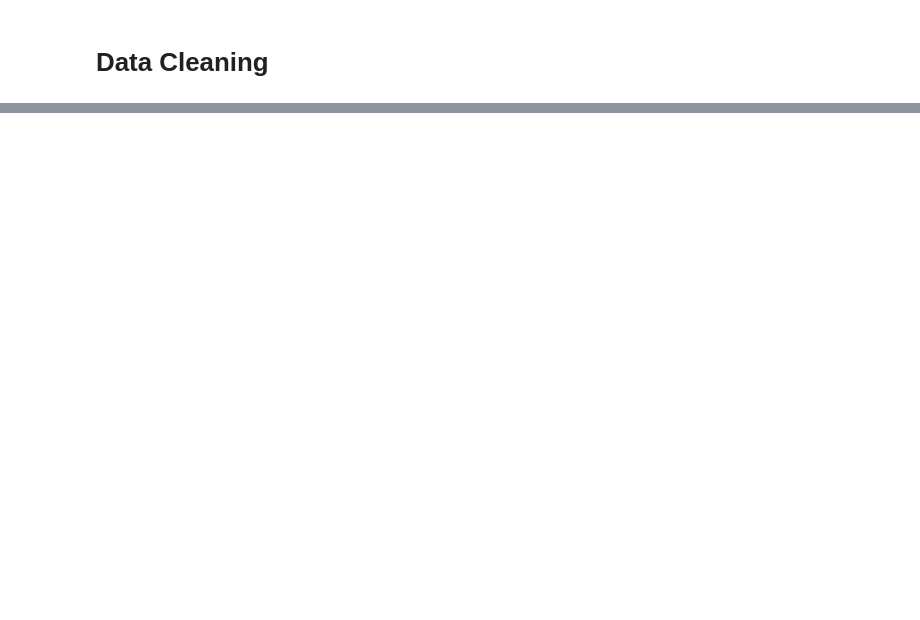
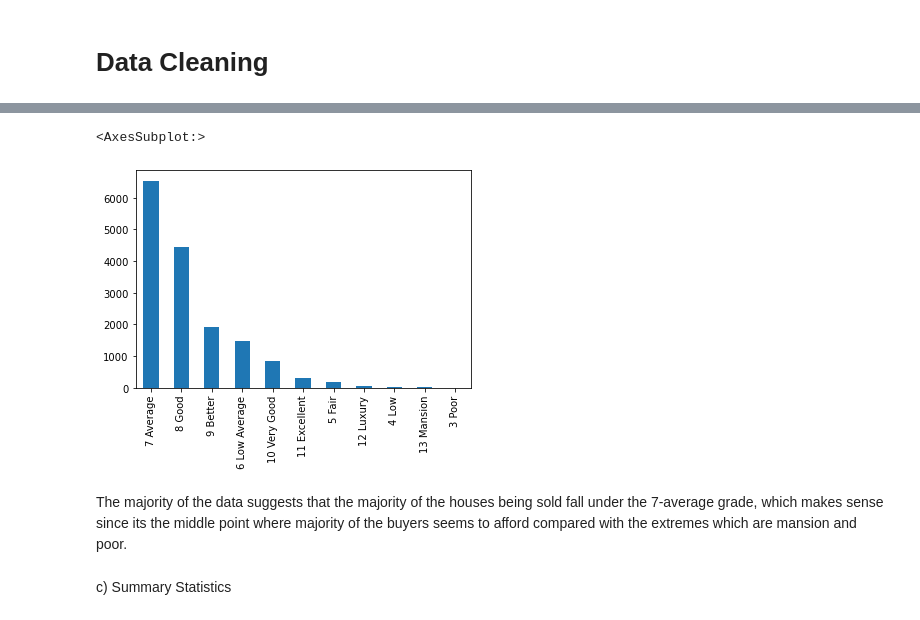
Before and after one commit to Musasia-Ryan/Phase-2-project, a Jupyter notebook: student.ipynb, the cells around one changed output, grey strips where cells are left out. Cells and saved outputs as stored; diff of their text form; code cells hidden in the pictures; blank space fills up the shorter version.

```diff
--- a/student.ipynb
+++ b/student.ipynb
@@ -141,0 +306,10 @@ df.duplicated().sum()
+# %%
+#Grade
+df.grade.value_counts().plot.bar()
+# %% [output]
+<AxesSubplot:>
+[figure, added]
+# %% [markdown]
+The majority of the data suggests that the majority of the houses being sold fall under the 7-average grade, which makes sense since its the middle point where majority of the buyers seems to afford compared with the extremes which are mansion and poor.
+# %% [markdown]
+c) Summary Statistics
```
Also changed, not shown: parts of 146 cells of this notebook.
